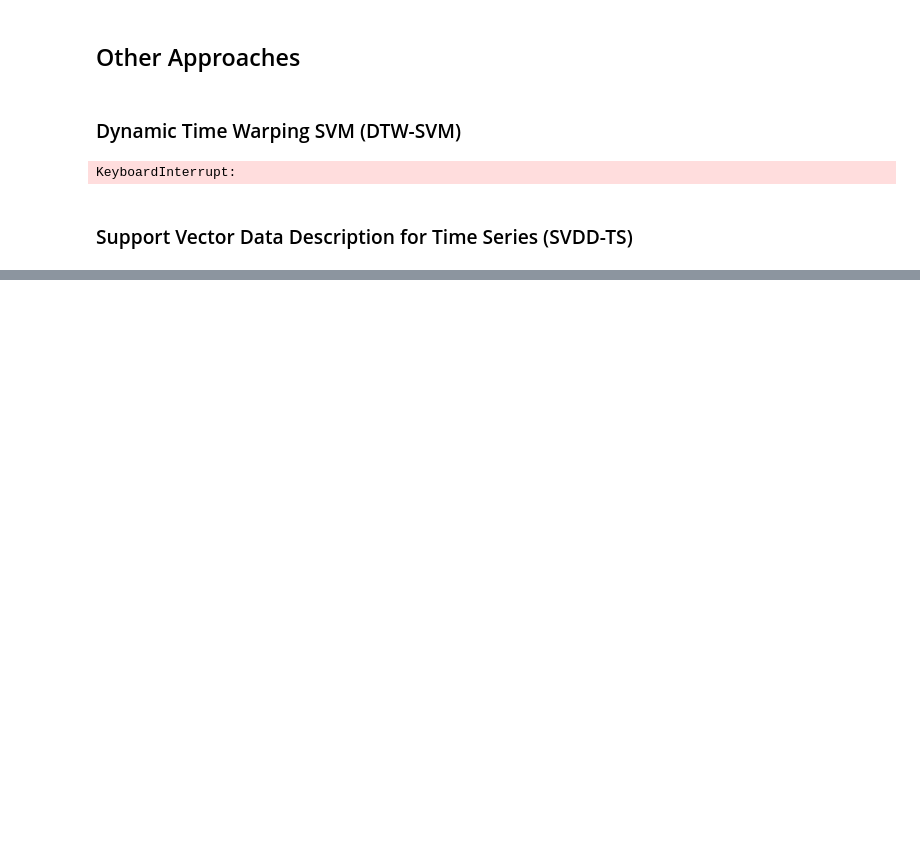
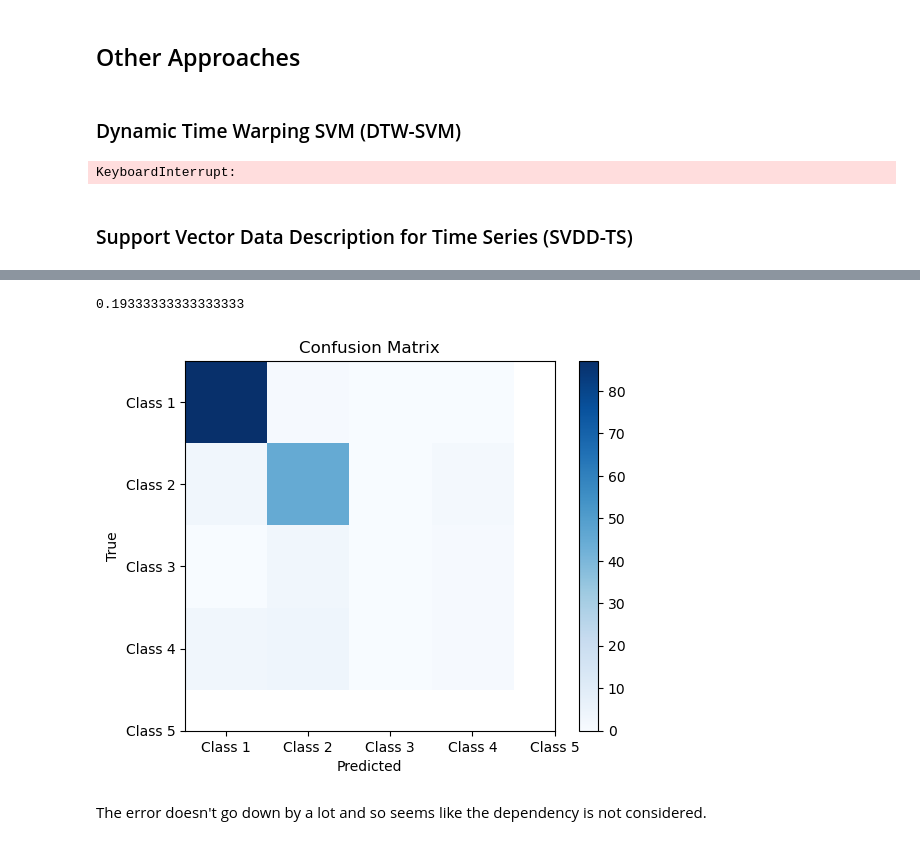
Before and after one commit to vsg-vsg/Time-Series-Data-Dimension-Reduction, a Jupyter notebook: ECG5000-2.ipynb, the cells around one changed output, grey strips where cells are left out. Cells and saved outputs as stored; diff of their text form; code cells hidden in the pictures; blank space fills up the shorter version.

```diff
--- a/ECG5000-2.ipynb
+++ b/ECG5000-2.ipynb
@@ -529,0 +714,2 @@ y_pred = svm_clf.predict(X_test_dtw)
+# %%
+errorVal, y_true, y_pred = walk_forward_validation(X_train, y_train, X_test_shuffled, y_test)
@@ -529,0 +734,10 @@ y_pred = svm_clf.predict(X_test_dtw)
+# %%
+errorVal
+# %% [output]
+0.19333333333333333
+# %%
+displayCofusion(y_true, y_pred)
+# %% [output]
+[figure, added]
+# %% [markdown]
+The error doesn't go down by a lot and so seems like the dependency is not considered.
```
Also changed, not shown: parts of 24 cells of this notebook, 3 other files.
